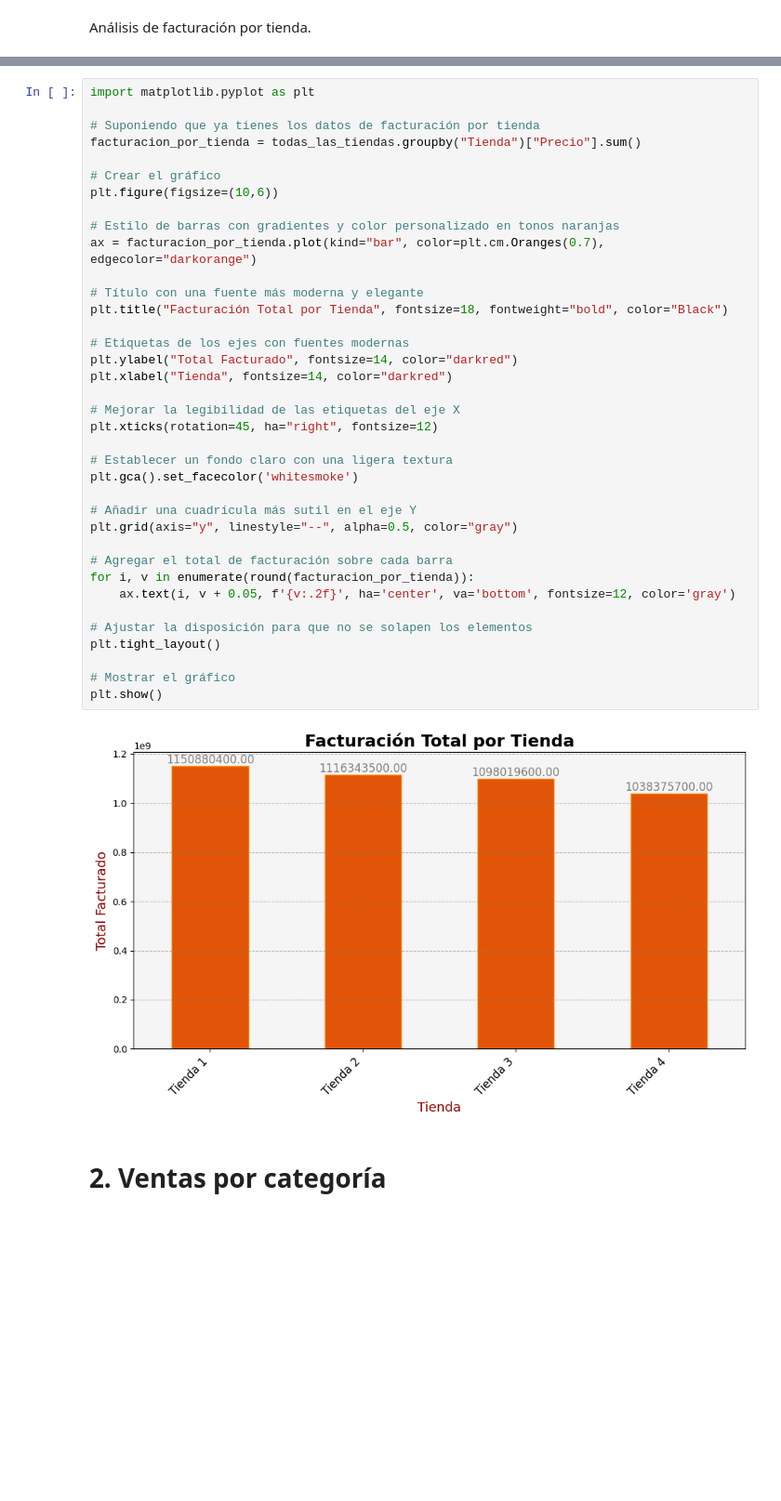
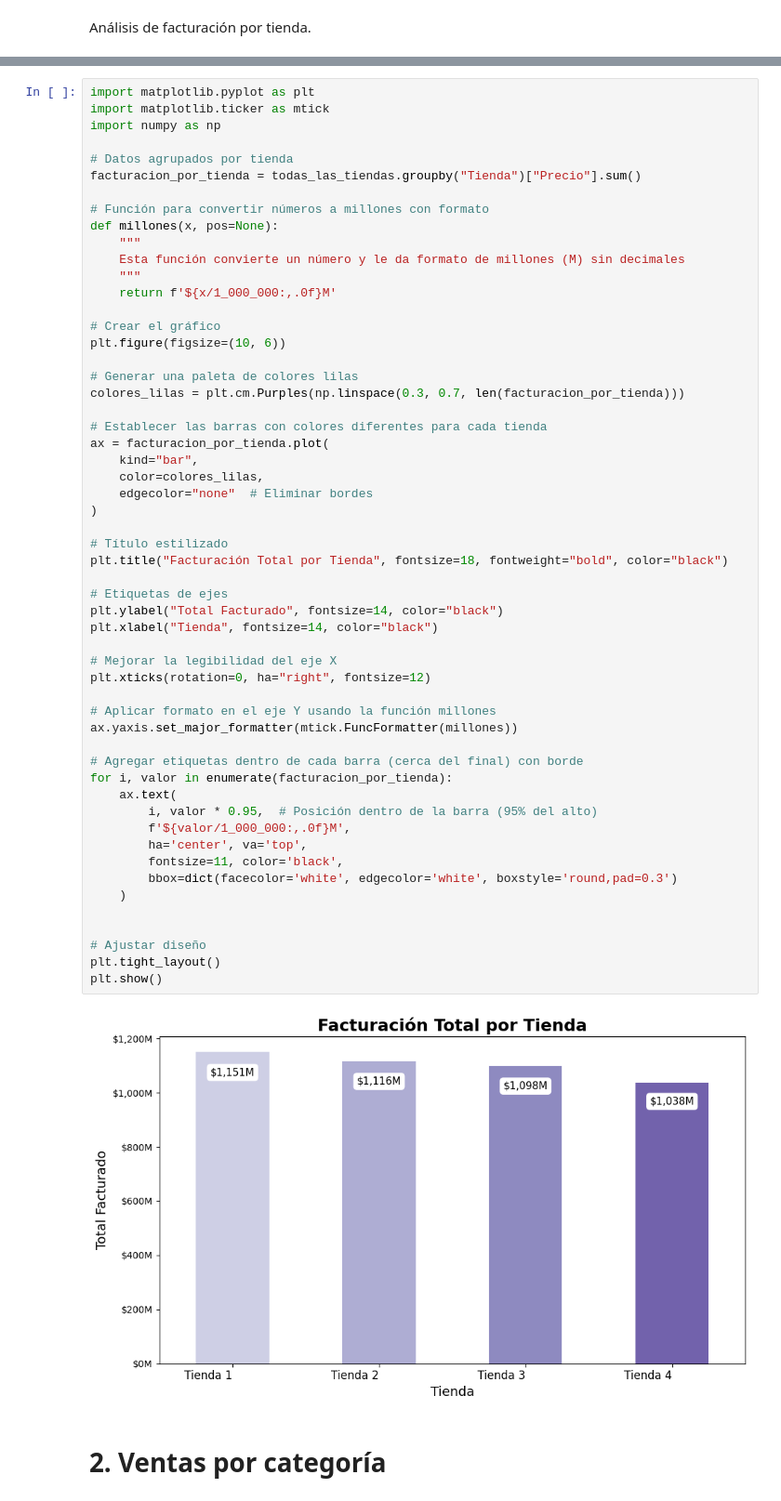
Before and after one commit to Rociolivingstonux/Challenge-Data-Science-Alura-, a Jupyter notebook: AluraStoreLatam.ipynb, the cells around one changed output, grey strips where cells are left out. Shown: that part at 93% size. Cells and saved outputs as stored; diff of their text form; blank space fills up the shorter version.

Commit message:
Mejorando estética de gráficos y realizando gráfico de comparación de ventas por categorías sobre cada Tienda.

```diff
--- a/AluraStoreLatam.ipynb
+++ b/AluraStoreLatam.ipynb
@@ -41,41 +53,59 @@ print(facturacion_por_tienda)
 # %%
 import matplotlib.pyplot as plt
+import matplotlib.ticker as mtick
+import numpy as np
 
-# Suponiendo que ya tienes los datos de facturación por tienda
+# Datos agrupados por tienda
 facturacion_por_tienda = todas_las_tiendas.groupby("Tienda")["Precio"].sum()
 
+# Función para convertir números a millones con formato
+def millones(x, pos=None):
+    """
+    Esta función convierte un número y le da formato de millones (M) sin decimales
+    """
+    return f'${x/1_000_000:,.0f}M'
+
 # Crear el gráfico
-plt.figure(figsize=(10,6))
+plt.figure(figsize=(10, 6))
 
-# Estilo de barras con gradientes y color personalizado en tonos naranjas
-ax = facturacion_por_tienda.plot(kind="bar", color=plt.cm.Oranges(0.7), edgecolor="darkorange")
+# Generar una paleta de colores lilas
+colores_lilas = plt.cm.Purples(np.linspace(0.3, 0.7, len(facturacion_por_tienda)))
 
-# Título con una fuente más moderna y elegante
-plt.title("Facturación Total por Tienda", fontsize=18, fontweight="bold", color="Black")
+# Establecer las barras con colores diferentes para cada tienda
+ax = facturacion_por_tienda.plot(
+    kind="bar",
+    color=colores_lilas,
+    edgecolor="none"  # Eliminar bordes
+)
 
-# Etiquetas de los ejes con fuentes modernas
-plt.ylabel("Total Facturado", fontsize=14, color="darkred")
-plt.xlabel("Tienda", fontsize=14, color="darkred")
+# Título estilizado
+plt.title("Facturación Total por Tienda", fontsize=18, fontweight="bold", color="black")
 
-# Mejorar la legibilidad de las etiquetas del eje X
-plt.xticks(rotation=45, ha="right", fontsize=12)
+# Etiquetas de ejes
+plt.ylabel("Total Facturado", fontsize=14, color="black")
+plt.xlabel("Tienda", fontsize=14, color="black")
 
-# Establecer un fondo claro con una ligera textura
-plt.gca().set_facecolor('whitesmoke')
+# Mejorar la legibilidad del eje X
+plt.xticks(rotation=0, ha="right", fontsize=12)
 
-# Añadir una cuadrícula más sutil en el eje Y
-plt.grid(axis="y", linestyle="--", alpha=0.5, color="gray")
+# Aplicar formato en el eje Y usando la función millones
+ax.yaxis.set_major_formatter(mtick.FuncFormatter(millones))
 
-# Agregar el total de facturación sobre cada barra
-for i, v in enumerate(round(facturacion_por_tienda)):
-    ax.text(i, v + 0.05, f'{v:.2f}', ha='center', va='bottom', fontsize=12, color='gray')
+# Agregar etiquetas dentro de cada barra (cerca del final) con borde
+for i, valor in enumerate(facturacion_por_tienda):
+    ax.text(
+        i, valor * 0.95,  # Posición dentro de la barra (95% del alto)
+        f'${valor/1_000_000:,.0f}M',
+        ha='center', va='top',
+        fontsize=11, color='black',
+        bbox=dict(facecolor='white', edgecolor='white', boxstyle='round,pad=0.3')
+    )
 
-# Ajustar la disposición para que no se solapen los elementos
+
+# Ajustar diseño
 plt.tight_layout()
-
-# Mostrar el gráfico
 plt.show()
 # %% [output]
-[figure, old version]
+[figure, new version]
 # %% [markdown]
 # 2. Ventas por categoría
```
Also changed, not shown: parts of 4 cells of this notebook.
